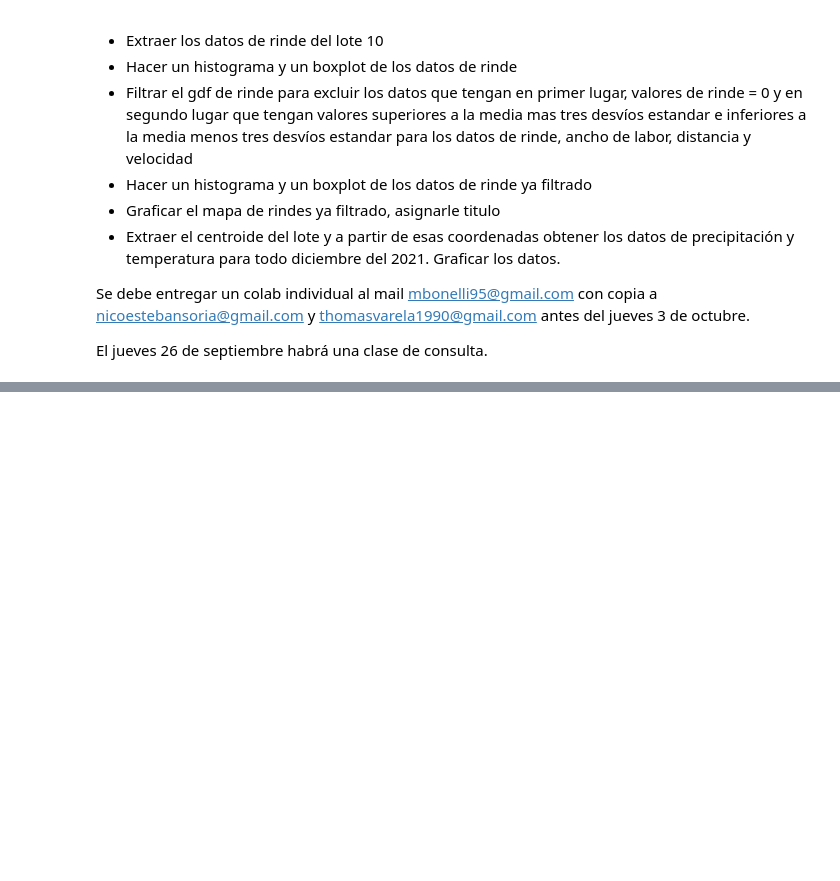
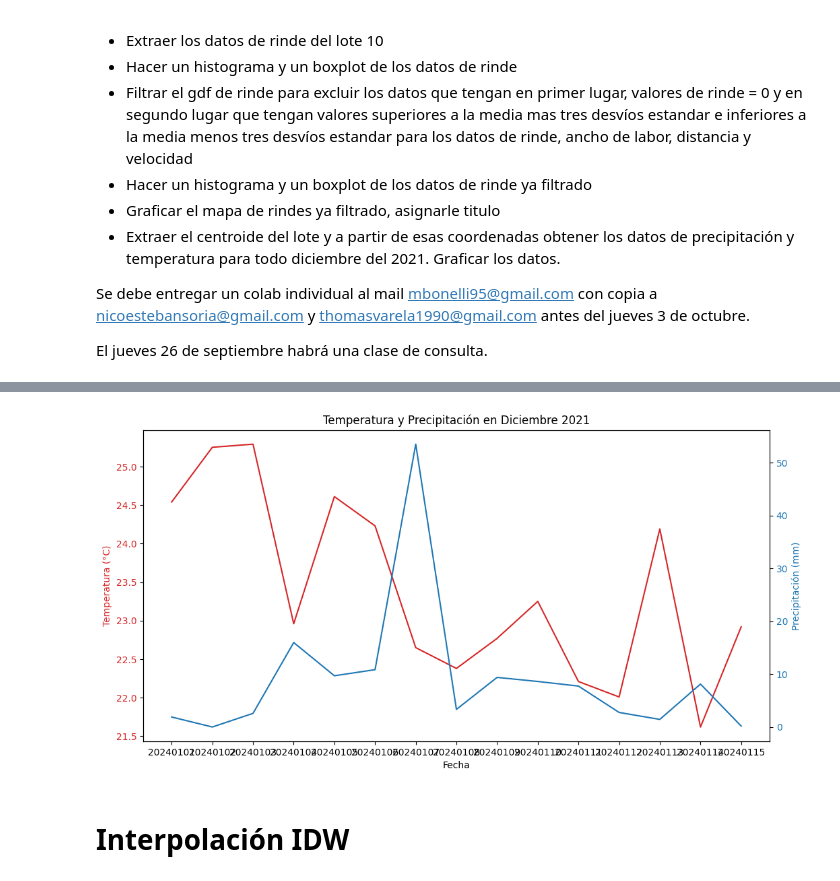
Before and after one commit to Amaciasagro/GIT-RemoteSensing, a Jupyter notebook: Coding/Introduccion_a_Python_2025_COMPLETO.ipynb, the cells around one changed output, grey strips where cells are left out. Saved outputs shown, nothing was run; the diff lists cells and outputs as text; code cells hidden in the pictures; blank space fills up the shorter version.

```diff
--- a/Coding/Introduccion_a_Python_2025_COMPLETO.ipynb
+++ b/Coding/Introduccion_a_Python_2025_COMPLETO.ipynb
@@ -3128,0 +3101,31 @@ El jueves 26 de septiembre habrá una clase de consulta.
+# %%
+# Graficar los datos.
+import matplotlib.pyplot as plt
+# Supongamos que 'data' es el diccionario que contiene los datos obtenidos de la API
+# Extraemos las fechas, temperaturas y precipitaciones del diccionario
+fechas = list(data['properties']['parameter']['T2M'].keys())
+temperaturas = list(data['properties']['parameter']['T2M'].values())
+precipitaciones = list(data['properties']['parameter']['PRECTOTCORR'].values())
+
+# Crear una figura con dos subgráficos (uno para temperatura y otro para precipitaciones)
+fig, ax1 = plt.subplots(figsize=(12, 6))
+
+# Graficar la temperatura en el primer eje
+color = 'tab:red'
+ax1.set_xlabel('Fecha')
+ax1.set_ylabel('Temperatura (°C)', color=color)
+ax1.plot(fechas, temperaturas, color=color)
+ax1.tick_params(axis='y', labelcolor=color)
+# Crear un segundo eje para las precipitaciones
+ax2 = ax1.twinx()
+color = 'tab:blue'
+ax2.set_ylabel('Precipitación (mm)', color=color)
+ax2.plot(fechas, precipitaciones, color=color)
+ax2.tick_params(axis='y', labelcolor=color)
+# Añadir título y mostrar el gráfico
+plt.title('Temperatura y Precipitación en Diciembre 2021')
+plt.show()
+# %% [output]
+[figure, added]
+# %% [markdown]
+# Interpolación IDW
```
Also changed, not shown: parts of 40 cells of this notebook.
